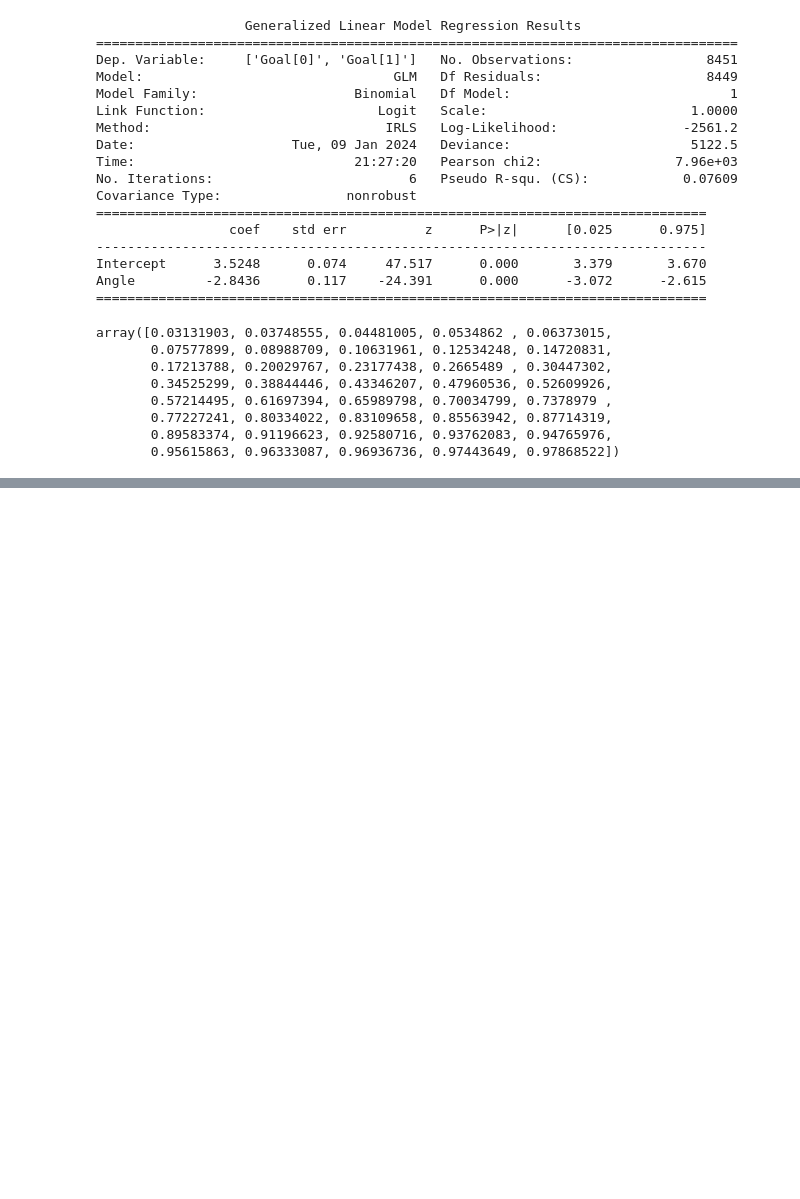
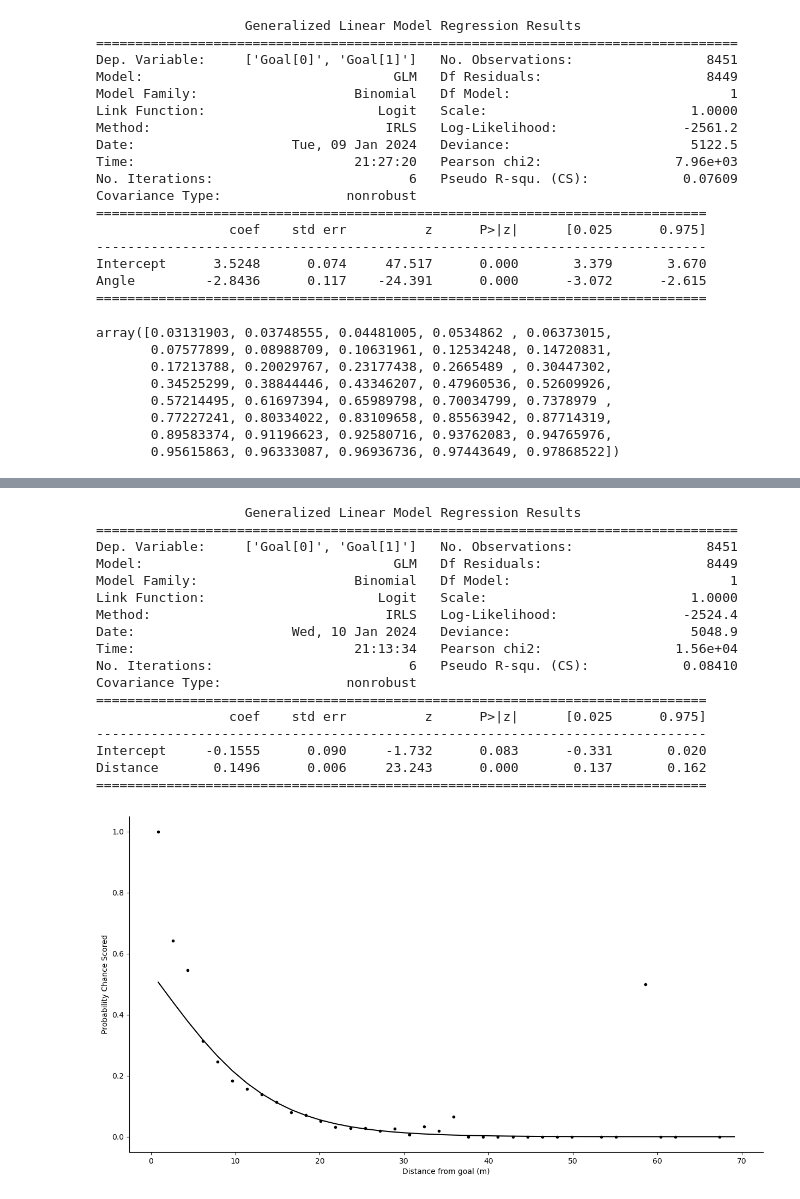
Before and after one commit to jimmybunter01/Soccermatics, a Jupyter notebook: Notebooks/2_Models/xG_modelling.ipynb, the cells around one changed output, grey strips where cells are left out. Saved outputs shown, nothing was run; the diff lists cells and outputs as text; code cells hidden in the pictures; blank space fills up the shorter version.

Commit message:
Got an xG  model, now need to test the fit of the model and then proceed with the challenges.

```diff
--- a/Notebooks/2_Models/xG_modelling.ipynb
+++ b/Notebooks/2_Models/xG_modelling.ipynb
@@ -320,0 +323,41 @@ plt.show();
+# %%
+shotcount_dist = np.histogram(shots_df['Distance'], bins=40, range=[0,70])
+goalcount_dist = np.histogram(goals['Distance'], bins=40, range=[0,70])
+
+prob_goal = np.divide(goalcount_dist[0], shotcount_dist[0])
+distance = shotcount_dist[1]
+middistance = (distance[:-1] + distance[1:]) / 2
+# %%
+fig, ax = plt.subplots(figsize=(15,8))
+ax.plot(middistance, prob_goal, linestyle="None", marker=".", color="black")
+ax.set_ylabel("Probability Chance Scored")
+ax.set_xlabel("Distance from goal (m)")
+ax.spines['top'].set_visible(False)
+ax.spines['right'].set_visible(False)
+
+test_model = smf.glm(formula="Goal ~ Distance", data=shots_df, family=sm.families.Binomial()).fit()
+print(test_model.summary())
+
+b = test_model.params
+xGprob = 1 / (1 + np.exp(b[0] + b[1] * middistance))
+ax.plot(middistance, xGprob, linestyle="solid", color="black")
+plt.show();
+# %% [output]
+                   Generalized Linear Model Regression Results
+==================================================================================
+Dep. Variable:     ['Goal[0]', 'Goal[1]']   No. Observations:                 8451
+Model:                                GLM   Df Residuals:                     8449
+Model Family:                    Binomial   Df Model:                            1
+Link Function:                      Logit   Scale:                          1.0000
+Method:                              IRLS   Log-Likelihood:                -2524.4
+Date:                    Wed, 10 Jan 2024   Deviance:                       5048.9
+Time:                            21:13:34   Pearson chi2:                 1.56e+04
+No. Iterations:                         6   Pseudo R-squ. (CS):            0.08410
+Covariance Type:                nonrobust
+==============================================================================
+                 coef    std err          z      P>|z|      [0.025      0.975]
+------------------------------------------------------------------------------
+Intercept     -0.1555      0.090     -1.732      0.083      -0.331       0.020
+Distance       0.1496      0.006     23.243      0.000       0.137       0.162
+==============================================================================
+[figure, added]
```
Also changed, not shown: parts of 16 cells of this notebook.
